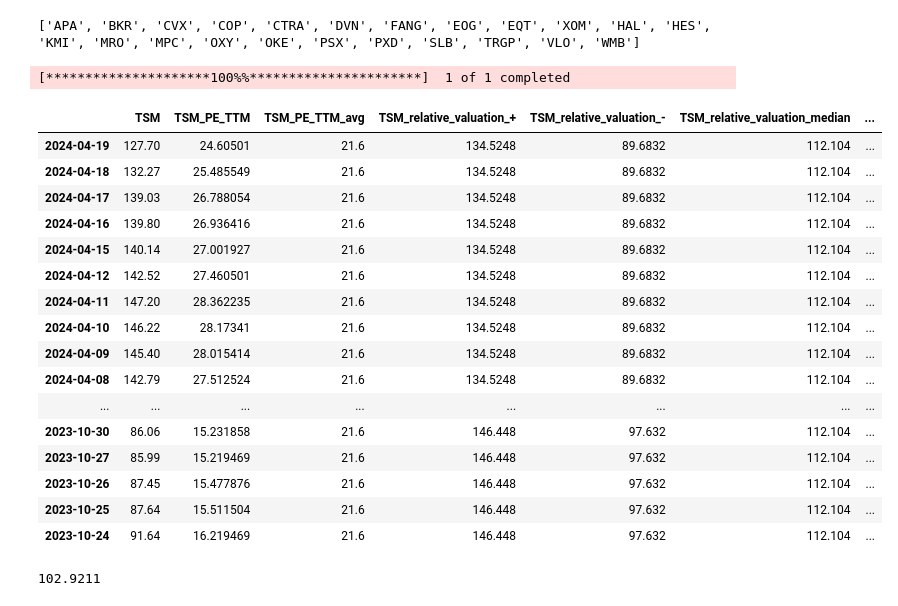
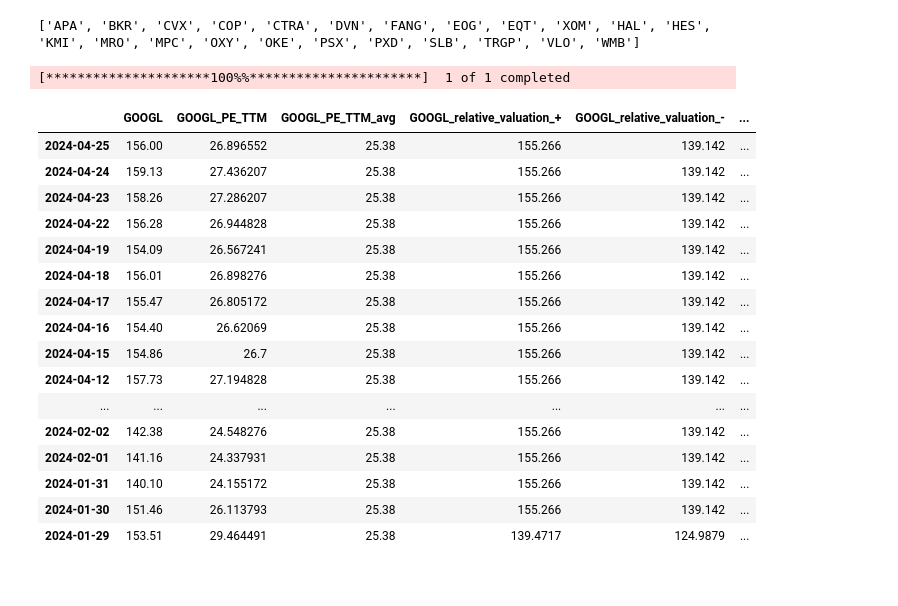
Before and after one commit to tangj310/Inv_equity, a Jupyter notebook: 03_PE_TTM_valuation/PE_TTM_valuationo.ipynb, the cells around one changed output. Saved outputs shown, nothing was run; the diff lists cells and outputs as text; code cells hidden in the pictures.

```diff
--- a/03_PE_TTM_valuation/PE_TTM_valuationo.ipynb
+++ b/03_PE_TTM_valuation/PE_TTM_valuationo.ipynb
@@ -38,8 +38,8 @@ print(energy_stocks)
 ['APA', 'BKR', 'CVX', 'COP', 'CTRA', 'DVN', 'FANG', 'EOG', 'EQT', 'XOM', 'HAL', 'HES', 'KMI', 'MRO', 'MPC', 'OXY', 'OKE', 'PSX', 'PXD', 'SLB', 'TRGP', 'VLO', 'WMB']
 # %%
 # Define the ticker symbols as a list
-ticker_symbols = ['TSM']
-window_days = 180
+ticker_symbols = ['GOOGL']
+window_days = 90
 # Define the date range
 end_date = datetime.now()
 start_date = end_date - timedelta(days=window_days)
@@ -143,54 +143,50 @@ for symbol in ticker_symbols:
 
 
 
 
 # # Reset index to make it cleaner
 # adjusted_stock_data.reset_index(inplace=True)
 
 # # Example usage: Display the first few rows of the adjusted DataFrame
 # adjusted_stock_data.sort_values(by='Date', ascending=False)
 
 # Set display options to show all rows and columns
 # pd.set_option('display.max_rows', None)
 # pd.set_option('display.max_columns', None)
 selected_cols = [
     f"{symbol}"
     ,f"{symbol}_PE_TTM"
     ,f"{symbol}_PE_TTM_avg"
     ,f"{symbol}_relative_valuation_+"
     ,f"{symbol}_relative_valuation_-"
     ,f"{symbol}_relative_valuation_median"
     ,f"{symbol}_relative_valuation_projected_+"
     ,f"{symbol}_relative_valuation_projected_-"
     ,f"{symbol}_relative_valuation_projected_median"
     ,f"{symbol}_price_valuation_assessment"
 ]
 
 # adjusted_stock_data.columns
 adjusted_stock_data[selected_cols]
 # %% [output]
 [*********************100%%**********************]  1 of 1 completed
-|  | TSM | TSM_PE_TTM | TSM_PE_TTM_avg | TSM_relative_valuation_+ | TSM_relative_valuation_- | TSM_relative_valuation_median | ... |
-| 2024-04-19 | 127.70 | 24.60501 | 21.6 | 134.5248 | 89.6832 | 112.104 | ... |
-| 2024-04-18 | 132.27 | 25.485549 | 21.6 | 134.5248 | 89.6832 | 112.104 | ... |
-| 2024-04-17 | 139.03 | 26.788054 | 21.6 | 134.5248 | 89.6832 | 112.104 | ... |
-| 2024-04-16 | 139.80 | 26.936416 | 21.6 | 134.5248 | 89.6832 | 112.104 | ... |
-| 2024-04-15 | 140.14 | 27.001927 | 21.6 | 134.5248 | 89.6832 | 112.104 | ... |
-| 2024-04-12 | 142.52 | 27.460501 | 21.6 | 134.5248 | 89.6832 | 112.104 | ... |
-| 2024-04-11 | 147.20 | 28.362235 | 21.6 | 134.5248 | 89.6832 | 112.104 | ... |
-| 2024-04-10 | 146.22 | 28.17341 | 21.6 | 134.5248 | 89.6832 | 112.104 | ... |
-| 2024-04-09 | 145.40 | 28.015414 | 21.6 | 134.5248 | 89.6832 | 112.104 | ... |
-| 2024-04-08 | 142.79 | 27.512524 | 21.6 | 134.5248 | 89.6832 | 112.104 | ... |
-| ... | ... | ... | ... | ... | ... | ... | ... |
-| 2023-10-30 | 86.06 | 15.231858 | 21.6 | 146.448 | 97.632 | 112.104 | ... |
-| 2023-10-27 | 85.99 | 15.219469 | 21.6 | 146.448 | 97.632 | 112.104 | ... |
-| 2023-10-26 | 87.45 | 15.477876 | 21.6 | 146.448 | 97.632 | 112.104 | ... |
-| 2023-10-25 | 87.64 | 15.511504 | 21.6 | 146.448 | 97.632 | 112.104 | ... |
-| 2023-10-24 | 91.64 | 16.219469 | 21.6 | 146.448 | 97.632 | 112.104 | ... |
+|  | GOOGL | GOOGL_PE_TTM | GOOGL_PE_TTM_avg | GOOGL_relative_valuation_+ | GOOGL_relative_valuation_- | ... |
+| 2024-04-25 | 156.00 | 26.896552 | 25.38 | 155.266 | 139.142 | ... |
+| 2024-04-24 | 159.13 | 27.436207 | 25.38 | 155.266 | 139.142 | ... |
+| 2024-04-23 | 158.26 | 27.286207 | 25.38 | 155.266 | 139.142 | ... |
+| 2024-04-22 | 156.28 | 26.944828 | 25.38 | 155.266 | 139.142 | ... |
+| 2024-04-19 | 154.09 | 26.567241 | 25.38 | 155.266 | 139.142 | ... |
+| 2024-04-18 | 156.01 | 26.898276 | 25.38 | 155.266 | 139.142 | ... |
+| 2024-04-17 | 155.47 | 26.805172 | 25.38 | 155.266 | 139.142 | ... |
+| 2024-04-16 | 154.40 | 26.62069 | 25.38 | 155.266 | 139.142 | ... |
+| 2024-04-15 | 154.86 | 26.7 | 25.38 | 155.266 | 139.142 | ... |
+| 2024-04-12 | 157.73 | 27.194828 | 25.38 | 155.266 | 139.142 | ... |
+| ... | ... | ... | ... | ... | ... | ... |
+| 2024-02-02 | 142.38 | 24.548276 | 25.38 | 155.266 | 139.142 | ... |
+| 2024-02-01 | 141.16 | 24.337931 | 25.38 | 155.266 | 139.142 | ... |
+| 2024-01-31 | 140.10 | 24.155172 | 25.38 | 155.266 | 139.142 | ... |
+| 2024-01-30 | 151.46 | 26.113793 | 25.38 | 155.266 | 139.142 | ... |
+| 2024-01-29 | 153.51 | 29.464491 | 25.38 | 139.4717 | 124.9879 | ... |
-# %%
-np.median([110.5021, 95.3401])
-# %% [output]
-102.9211
 # %%
 def get_earnings_dates(ticker_symbols):
     earnings_data = {}  # Dictionary to store earnings dates for each ticker
```
Also changed, not shown: parts of 2 cells of this notebook.
